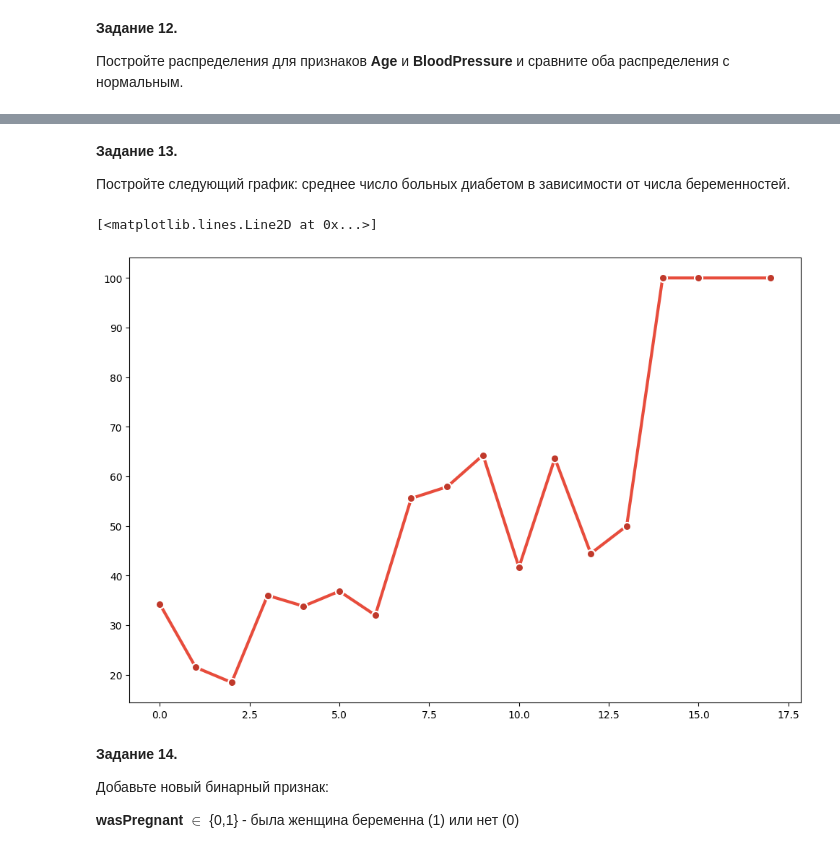
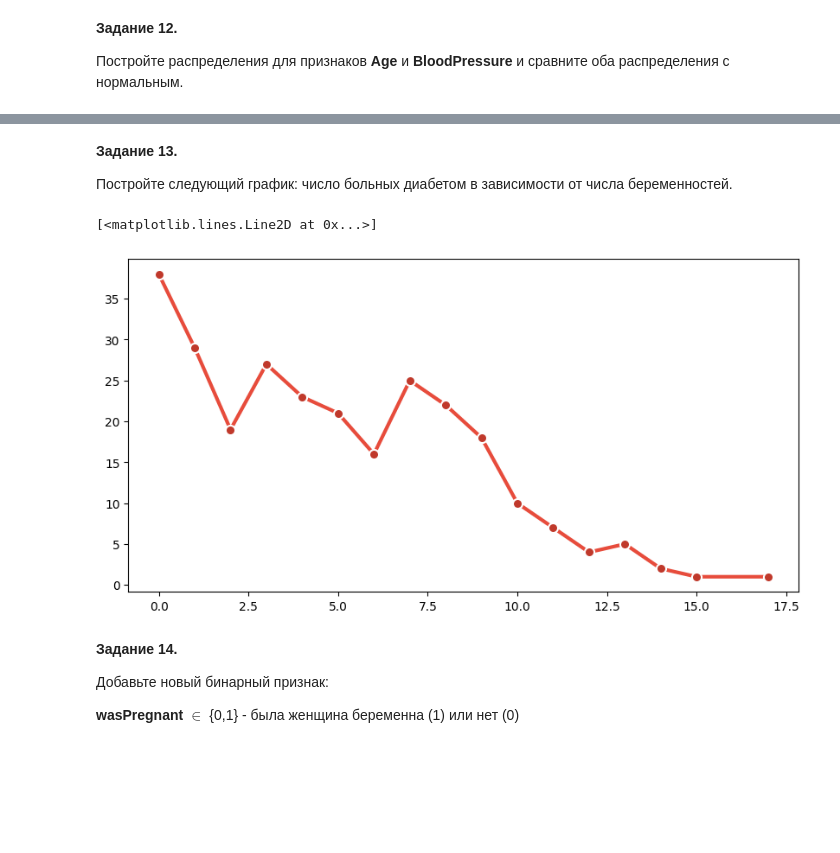
Before and after one commit to kuskas112/Labs, a Jupyter notebook: Машинное обучение/lab1/LR1_Pandas_Part2.ipynb, the cells around one changed output, grey strips where cells are left out. Saved outputs shown, nothing was run; the diff lists cells and outputs as text; code cells hidden in the pictures; blank space fills up the shorter version.

```diff
--- a/Машинное обучение/LR1_Pandas_Part2.ipynb
+++ b/Машинное обучение/lab1/LR1_Pandas_Part2.ipynb
@@ -255,18 +259,16 @@ BloodPressure: p-value = 0.000095
 # %% [markdown]
 __Задание 13.__
 
-Постройте следующий график: среднее число больных диабетом в зависимости от числа беременностей.
+Постройте следующий график: число больных диабетом в зависимости от числа беременностей.
 # %%
-dib_by_preg = data.groupby('Pregnancies')['Class'].agg(['mean', 'count', 'std']).reset_index()
-dib_by_preg.columns = ['Pregnansies', 'Diabetes_Rate', 'Count', 'Std']
+dib_by_preg = data.groupby('Pregnancies')['Class'].agg(['count', 'sum']).reset_index()
+dib_by_preg.columns =['Pregnansies', 'total_count', 'diabetes_count']
+plt.figure(figsize=(10,5))
 
-plt.figure(figsize=(12,8))
-
-plt.plot(dib_by_preg['Pregnansies'], dib_by_preg['Diabetes_Rate'] * 100,
-         marker='o', linewidth=3, markersize=8, color='#E74C3C', markerfacecolor='#C0392B', markeredgecolor='white', markeredgewidth=1.5)
+plt.plot(dib_by_preg['Pregnansies'], dib_by_preg['diabetes_count'], marker='o', linewidth=3, markersize=8, color='#E74C3C', markerfacecolor='#C0392B', markeredgecolor='white', markeredgewidth=1.5)
 # %% [output]
 [<matplotlib.lines.Line2D at 0x...>]
-[figure, old version]
+[figure, new version]
 # %% [markdown]
 __Задание 14.__
 
```
Also changed, not shown: parts of 2 cells of this notebook, 9 other files.
